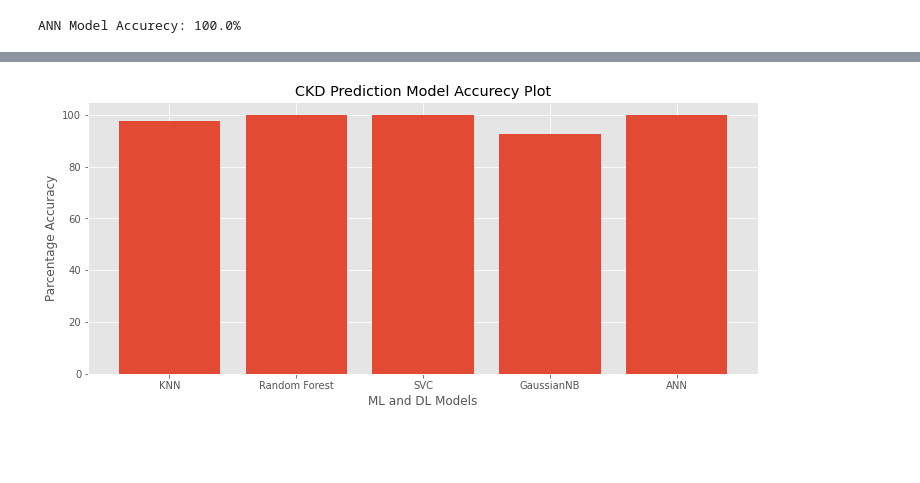
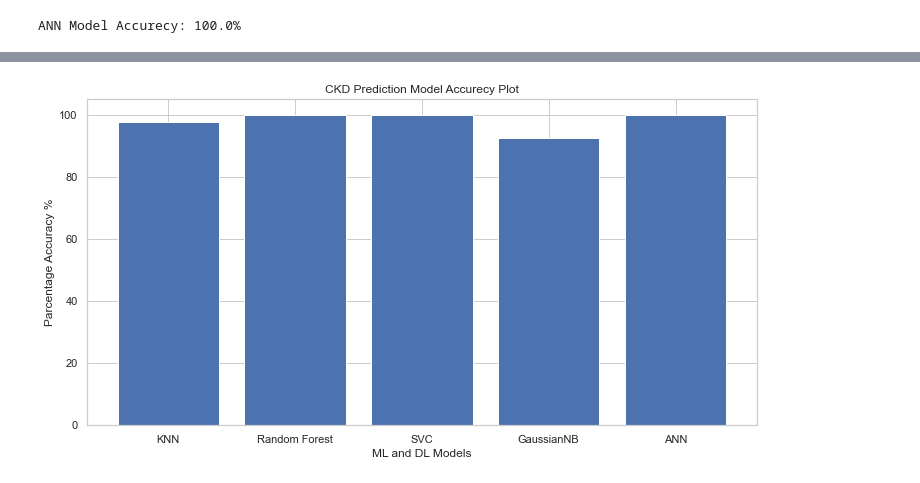
Before and after one commit to abidshafee/CKD_prediction, a Jupyter notebook: CKDMLMoodel.ipynb, the cells around one changed output, grey strips where cells are left out. Drawn from its saved outputs; the diff is of its cells as text; code cells hidden in the pictures; blank space fills up the shorter version.

```diff
--- a/CKDMLMoodel.ipynb
+++ b/CKDMLMoodel.ipynb
@@ -1,5 +1,5 @@
 # %%
-from scipy.io import arff
+# from scipy.io import arff
 import pandas as pd
 import numpy as np
 from sklearn.model_selection import train_test_split
@@ -7,8 +7,11 @@ from sklearn.preprocessing import StandardScaler
 from sklearn.neighbors import KNeighborsClassifier
 from sklearn.ensemble import RandomForestClassifier
 from sklearn.metrics import accuracy_score
+from sklearn.metrics import classification_report, confusion_matrix
 from matplotlib import pyplot as plt
 from matplotlib import style
+import seaborn as sns
+sns.set_theme(style="whitegrid")
 #style.use()
 # %%
 # dataset = arff.loadarff(open('chronic_kidney_disease_full.arff', 'rb'))
@@ -852,4 +857,4 @@ knn.fit(X_train, y_train)
 # %% [output]
 KNeighborsClassifier(n_neighbors=9)
 # %%
-pred = knn.predict(X_test)
+knn_pred = knn.predict(X_test)
@@ -861,6 +866,6 @@ array([0, 1, 0, 1, 1, 0, 1, 0, 1, 1, 1, 1, 0, 0, 1, 0, 1, 1, 1, 0, 1, 1,
 # %%
 # Checking Model prediction accurecy
-knn_acc = round(accuracy_score(y_test, pred)*100, 2)
+knn_acc = round(accuracy_score(y_test, knn_pred)*100, 2)
 print(f'KNN Accurecy {knn_acc}%')
 # %% [output]
 KNN Accurecy 97.5%
@@ -1050,17 +1135,17 @@ ANN Model Accurecy: 100.0%
 # %%
-plt.figure(figsize=(12, 5))
-model = ['KNN', 'Random Forest', 'SVC', 'GaussianNB', 'ANN']
-model_acc = [knn_acc, rndf_acc, svc_acc, gnb_acc, ann_acc]
+plt.figure(figsize=(12, 6))
+models = ['KNN', 'Random Forest', 'SVC', 'GaussianNB', 'ANN']
+models_acc = [knn_acc, rndf_acc, svc_acc, gnb_acc, ann_acc]
 # xax = [1, 2, 3, 4, 5]
 
 plt.title('CKD Prediction Model Accurecy Plot')
-plt.bar(model, model_acc)
-plt.xticks(model)
-plt.ylabel('Parcentage Accuracy')
+plt.bar(models, models_acc, label=models)
+plt.xticks(models)
+plt.ylabel('Parcentage Accuracy %')
 plt.xlabel('ML and DL Models')
 # plt.legend()
 
 # plt.savefig('figName.png', dpi=300)
 plt.show()
 # %% [output]
-[figure, old version]
+[figure, new version]
```
Also changed, not shown: parts of 28 cells of this notebook.
